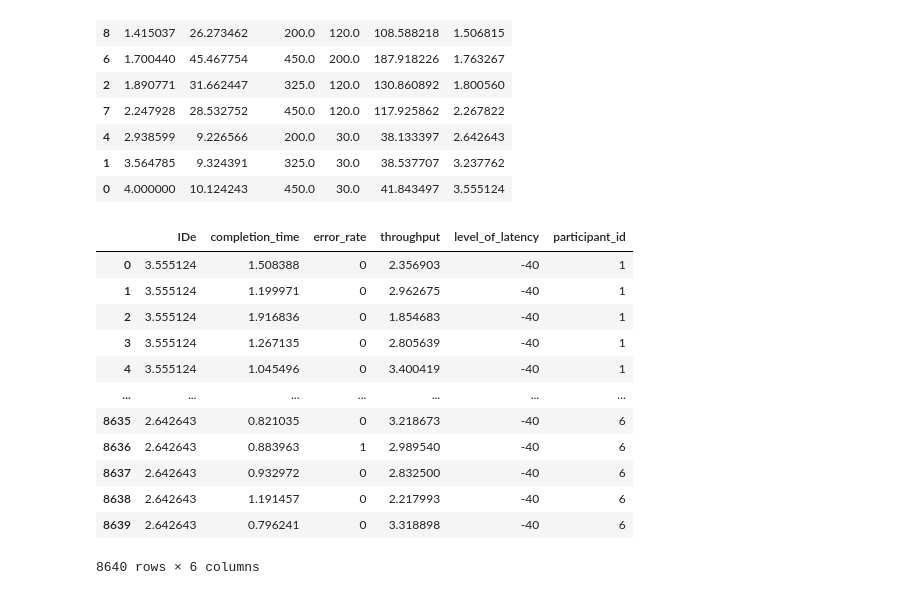
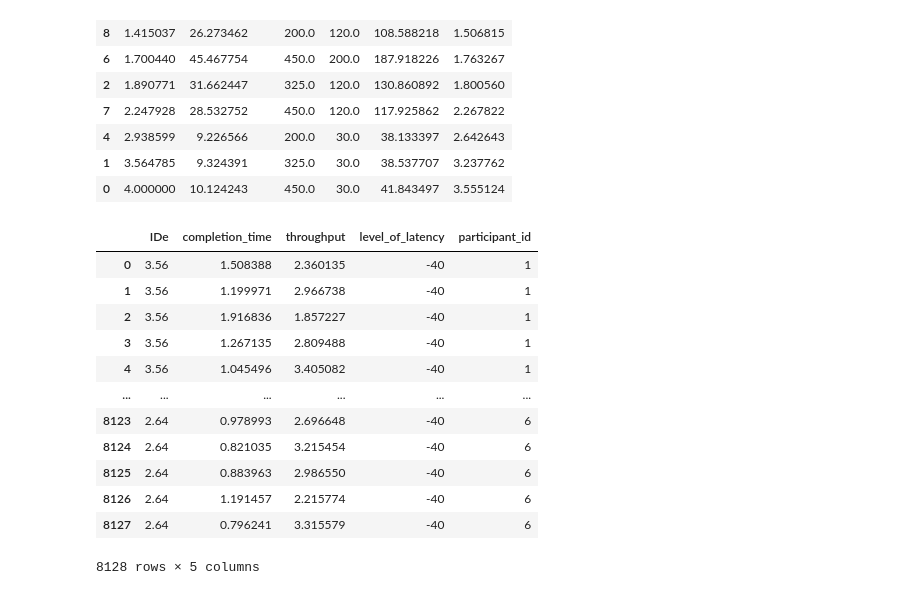
Before and after one commit to lucawoik/SpeedyMouseEvaluation, a Jupyter notebook: inferential_analysis.ipynb, the cells around one changed output. Saved outputs shown, nothing was run; the diff lists cells and outputs as text; code cells hidden in the pictures.

```diff
--- a/inferential_analysis.ipynb
+++ b/inferential_analysis.ipynb
@@ -62,3 +63,12 @@ clicks_df.head()
 # %%
 # calculation of id
 clicks_df["ID"] = np.log2(clicks_df["target_amplitude"] / clicks_df["target_width"] + 1)
+# %%
+# drop rows with unsuccessful fitts law tasks
+error_indices = clicks_df.loc[clicks_df["success"]==0].index
+task_after_error_indices = clicks_df.loc[clicks_df["success"]==0].index + 1
+clicks_error_df = clicks_df.drop(error_indices, axis=0)
+clicks_error_df = clicks_df.drop(task_after_error_indices, axis=0)
+
+clicks_error_df.reset_index(inplace=True, drop=True)
+clicks_error_df
@@ -101,30 +125,29 @@ effective_id_df.sort_values(by=["ID"])
 | 0 | 4.000000 | 10.124243 | 450.0 | 30.0 | 41.843497 | 3.555124 |
 # %%
 # calculation of throughput
-throughput_df = pd.DataFrame({"IDe": np.zeros(clicks_df.shape[0]),
-                              "completion_time": clicks_df["completion_time"],
-                              "error_rate": 1 - clicks_df["success"]})
+throughput_df = pd.DataFrame({"IDe": np.zeros(clicks_error_df.shape[0]),
+                              "completion_time": clicks_error_df["completion_time"]})
 
-for index, entry in clicks_df.iterrows():
+for index, entry in clicks_error_df.iterrows():
     for _, row in effective_id_df.iterrows():
         if entry["ID"] == row["ID"]:
-            throughput_df.loc[index,"IDe"] = row["IDe"]
+            throughput_df.loc[index,"IDe"] = round(row["IDe"], 2)
 
 throughput_df["throughput"] = throughput_df["IDe"] / throughput_df["completion_time"]
-throughput_df["level_of_latency"] = clicks_df["level_of_latency"]
-throughput_df["participant_id"] = clicks_df["participant_id"]
+throughput_df["level_of_latency"] = clicks_error_df["level_of_latency"]
+throughput_df["participant_id"] = clicks_error_df["participant_id"]
 throughput_df
 # %% [output]
-|  | IDe | completion_time | error_rate | throughput | level_of_latency | participant_id |
-| 0 | 3.555124 | 1.508388 | 0 | 2.356903 | -40 | 1 |
-| 1 | 3.555124 | 1.199971 | 0 | 2.962675 | -40 | 1 |
-| 2 | 3.555124 | 1.916836 | 0 | 1.854683 | -40 | 1 |
-| 3 | 3.555124 | 1.267135 | 0 | 2.805639 | -40 | 1 |
-| 4 | 3.555124 | 1.045496 | 0 | 3.400419 | -40 | 1 |
-| ... | ... | ... | ... | ... | ... | ... |
-| 8635 | 2.642643 | 0.821035 | 0 | 3.218673 | -40 | 6 |
-| 8636 | 2.642643 | 0.883963 | 1 | 2.989540 | -40 | 6 |
-| 8637 | 2.642643 | 0.932972 | 0 | 2.832500 | -40 | 6 |
-| 8638 | 2.642643 | 1.191457 | 0 | 2.217993 | -40 | 6 |
-| 8639 | 2.642643 | 0.796241 | 0 | 3.318898 | -40 | 6 |
+|  | IDe | completion_time | throughput | level_of_latency | participant_id |
+| 0 | 3.56 | 1.508388 | 2.360135 | -40 | 1 |
+| 1 | 3.56 | 1.199971 | 2.966738 | -40 | 1 |
+| 2 | 3.56 | 1.916836 | 1.857227 | -40 | 1 |
+| 3 | 3.56 | 1.267135 | 2.809488 | -40 | 1 |
+| 4 | 3.56 | 1.045496 | 3.405082 | -40 | 1 |
+| ... | ... | ... | ... | ... | ... |
+| 8123 | 2.64 | 0.978993 | 2.696648 | -40 | 6 |
+| 8124 | 2.64 | 0.821035 | 3.215454 | -40 | 6 |
+| 8125 | 2.64 | 0.883963 | 2.986550 | -40 | 6 |
+| 8126 | 2.64 | 1.191457 | 2.215774 | -40 | 6 |
+| 8127 | 2.64 | 0.796241 | 3.315579 | -40 | 6 |
-8640 rows × 6 columns
+8128 rows × 5 columns
```
Also changed, not shown: parts of 35 cells of this notebook, 1 other file.
